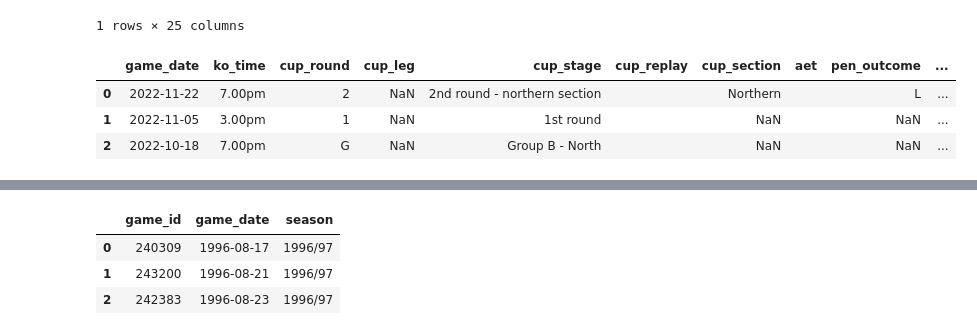
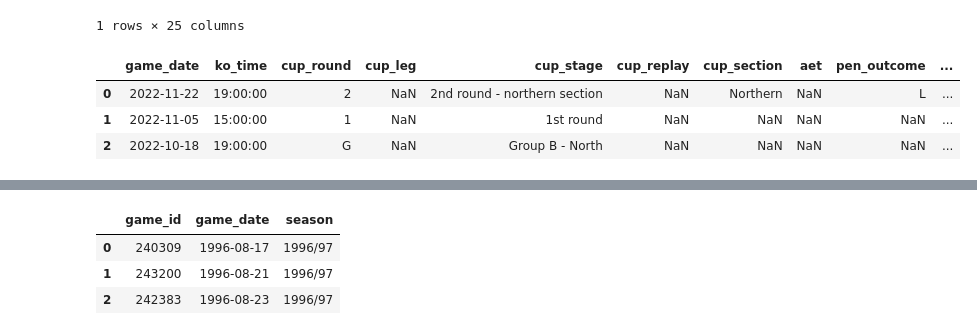
Before and after one commit to petebrown/pre-2023-data-prep, a Jupyter notebook: data-pipeline-prep.ipynb, the cells around one changed output, grey strips where cells are left out. Cells and saved outputs as stored; diff of their text form; code cells hidden in the pictures.

Commit message:
started adding logic to cup_details

```diff
--- a/data-pipeline-prep.ipynb
+++ b/data-pipeline-prep.ipynb
@@ -63,11 +78,17 @@ results.head(1)
 # %%
 cup_game_details = pd.read_csv("https://raw.githubusercontent.com/petebrown/complete-record/main/11v11-extra-details/cup_details.csv", parse_dates = ["game_date"]).rename(columns = {"extra_time": "aet"})
-cup_game_details.cup_replay = cup_game_details.cup_replay.replace(0, "")
-cup_game_details.aet = cup_game_details.aet.replace(0, "")
+
+cup_game_details.loc[cup_game_details.game_date == "1984-05-18", "cup_leg"] = np.nan
+cup_game_details.loc[cup_game_details.game_date == "1984-05-18", "cup_stage"] = cup_game_details.loc[cup_game_details.game_date == "1984-05-18"].cup_stage.str.replace(" (1st leg)", "")
+
+cup_game_details.ko_time = pd.to_datetime(cup_game_details.ko_time.str.replace(".", ":"), format =
+"%I:%M%p").dt.time
+cup_game_details.cup_replay = cup_game_details.cup_replay.replace(0, np.nan)
+cup_game_details.aet = cup_game_details.aet.replace(0, np.nan)
 
 cup_game_details.head(3)
 # %% [output]
 |  | game_date | ko_time | cup_round | cup_leg | cup_stage | cup_replay | cup_section | aet | pen_outcome | ... |
-| 0 | 2022-11-22 | 7.00pm | 2 | NaN | 2nd round - northern section |  | Northern |  | L | ... |
-| 1 | 2022-11-05 | 3.00pm | 1 | NaN | 1st round |  | NaN |  | NaN | ... |
-| 2 | 2022-10-18 | 7.00pm | G | NaN | Group B - North |  | NaN |  | NaN | ... |
+| 0 | 2022-11-22 | 19:00:00 | 2 | NaN | 2nd round - northern section | NaN | Northern | NaN | L | ... |
+| 1 | 2022-11-05 | 15:00:00 | 1 | NaN | 1st round | NaN | NaN | NaN | NaN | ... |
+| 2 | 2022-10-18 | 19:00:00 | G | NaN | Group B - North | NaN | NaN | NaN | NaN | ... |
```
Also changed, not shown: parts of 8 cells of this notebook.
